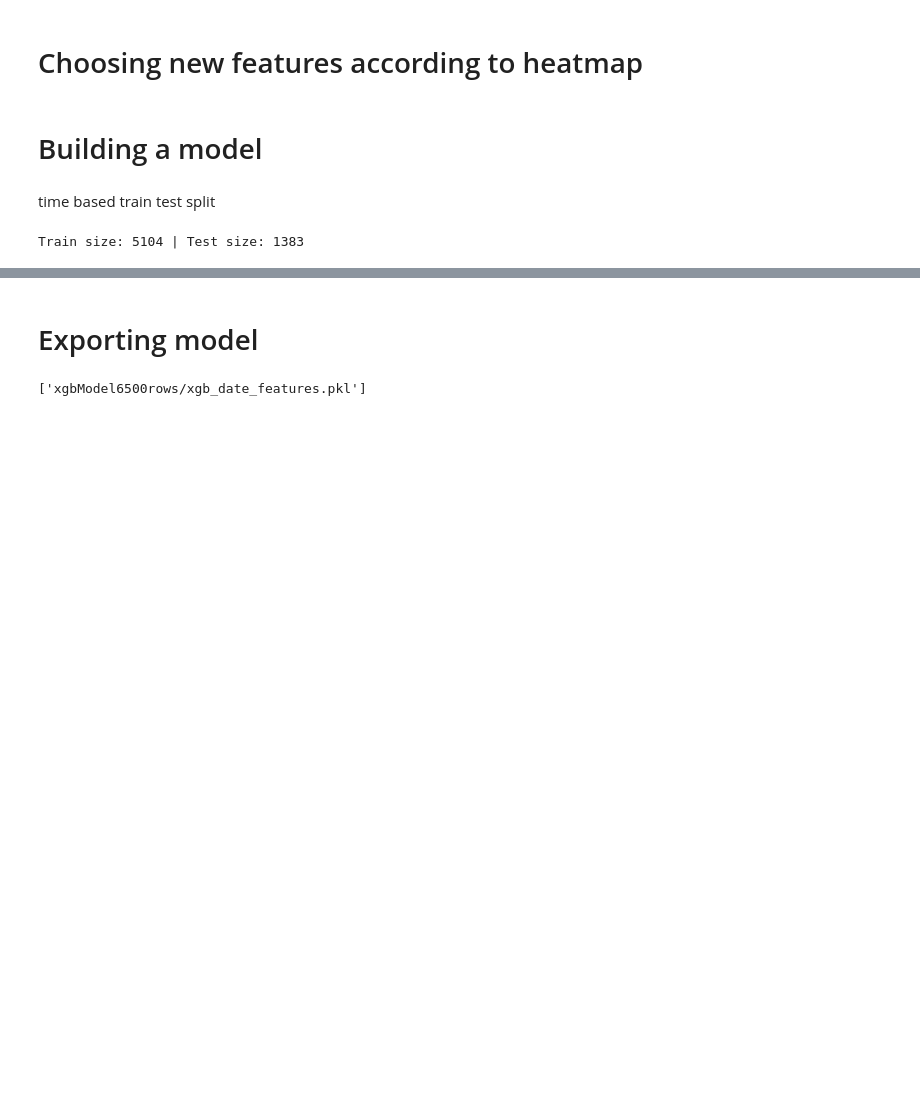
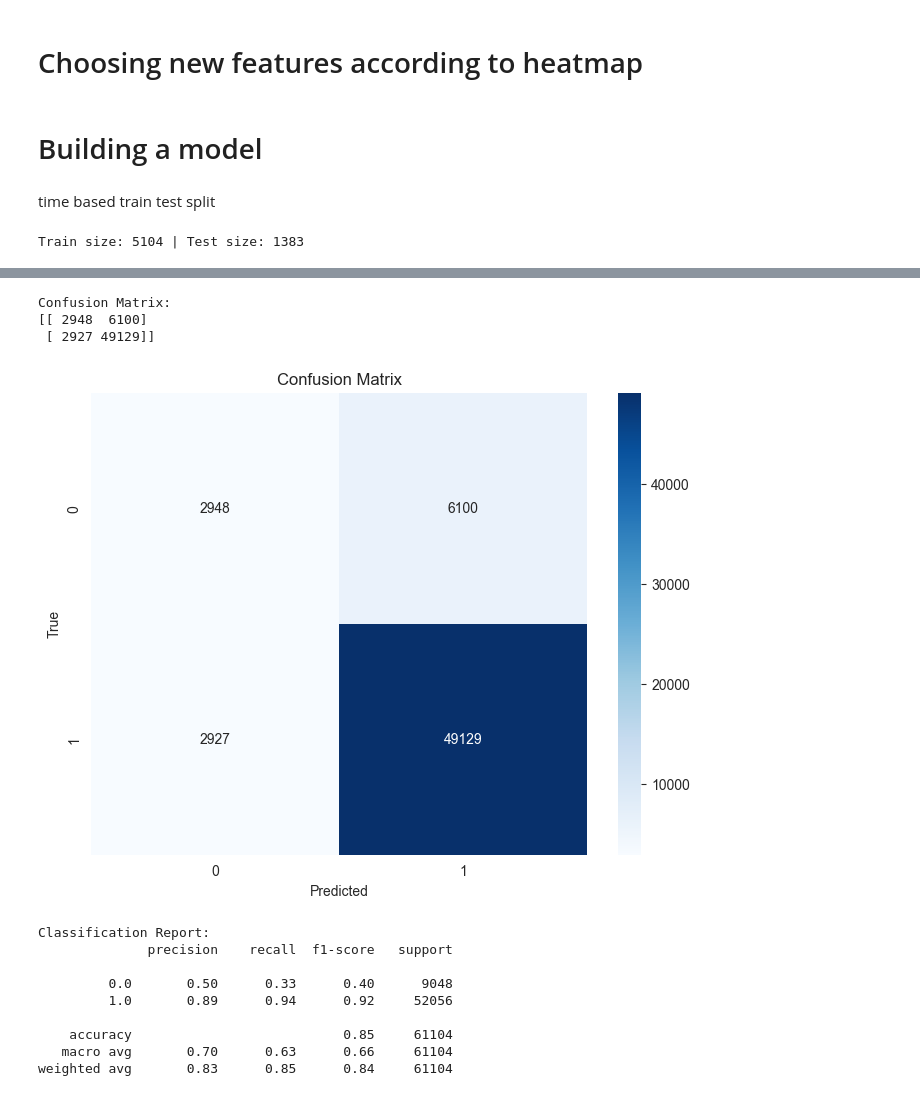
Before and after one commit to andriii0/SteamAnalyzer, a Jupyter notebook: model.ipynb, the cells around one changed output, grey strips where cells are left out. Cells and saved outputs as stored; diff of their text form; code cells hidden in the pictures; blank space fills up the shorter version.

Commit message:
Second model created. Final conclusion is made

```diff
--- a/model.ipynb
+++ b/model.ipynb
@@ -468,6 +466,8 @@ df['discount_occurred'] = (df['lowest_price'] < df['base_price']).astype(int)
 df["days_since_release"] = (df["month"] - df["release_date"]).dt.days
 df["month_num"] = df["month"].dt.month
 df['publisher'] = df['publisher'].astype('category').cat.codes
+for i in range(1, 13):  # 12 months
+    df[f'discount_occurred_{i}m'] = df['discount_occurred'].shift(-i)
 # %% [markdown]
 ## Heatmap
 # %%
@@ -521,12 +521,17 @@ test_df = df.loc[test_idx]
 
 print(f"Train size: {len(train_df)} | Test size: {len(test_df)}")
 
-# Creating train test and selecting target
+target_columns = [f'discount_occurred_{i}m' for i in range(1, 13)]
+
+train_df = train_df.dropna(subset=target_columns)
+test_df = test_df.dropna(subset=target_columns)
+
 X_train = train_df[features]
-y_train = train_df['discount_occurred']
+X_test = test_df[features]
 
-X_test = test_df[features]
-y_test = test_df['discount_occurred']
+for target in target_columns:
+    y_train = train_df[target]
+    y_test = test_df[target]
 # %% [output]
 Train size: 5104 | Test size: 1383
 # %%
@@ -600,9 +581,45 @@ Overall, the model is performing excellently with the selected features, and the
-# %% [markdown]
-# Exporting model
-# %%
-import joblib
-
-joblib.dump(date_model, "xgbModel6500rows/xgb_date_model.pkl")
-joblib.dump(X_train.columns.tolist(), "xgbModel6500rows/xgb_date_features.pkl")
-# %% [output]
-['xgbModel6500rows/xgb_date_features.pkl']
+# %%
+conf_matrix = confusion_matrix(all_true_labels, all_predictions)
+
+print("\nConfusion Matrix:")
+print(conf_matrix)
+
+plt.figure(figsize=(8, 6))
+sns.heatmap(conf_matrix, annot=True, fmt="d", cmap="Blues", xticklabels=[0, 1], yticklabels=[0, 1])
+plt.xlabel('Predicted')
+plt.ylabel('True')
+plt.title('Confusion Matrix')
+plt.show()
+
+print("\nClassification Report:")
+print(classification_report(all_true_labels, all_predictions))
+
+from sklearn.metrics import roc_curve, auc
+
+fpr, tpr, _ = roc_curve(all_true_labels, all_predictions)
+roc_auc = auc(fpr, tpr)
+
+plt.figure(figsize=(8, 6))
+plt.plot(fpr, tpr, color='blue', lw=2, label='ROC curve (area = %0.2f)' % roc_auc)
+plt.plot([0, 1], [0, 1], color='gray', lw=2, linestyle='--')
+plt.xlim([0.0, 1.0])
+plt.ylim([0.0, 1.05])
+plt.xlabel('False Positive Rate')
+plt.ylabel('True Positive Rate')
+plt.title('Receiver Operating Characteristic (ROC)')
+plt.legend(loc="lower right")
+plt.show()
+# %% [output]
+Confusion Matrix:
+[[ 2948  6100]
+ [ 2927 49129]]
+[figure, added]
+Classification Report:
+              precision    recall  f1-score   support
+
+         0.0       0.50      0.33      0.40      9048
+         1.0       0.89      0.94      0.92     52056
+
+    accuracy                           0.85     61104
+   macro avg       0.70      0.63      0.66     61104
+weighted avg       0.83      0.85      0.84     61104
```
Also changed, not shown: parts of 10 cells of this notebook, 6 other files.
